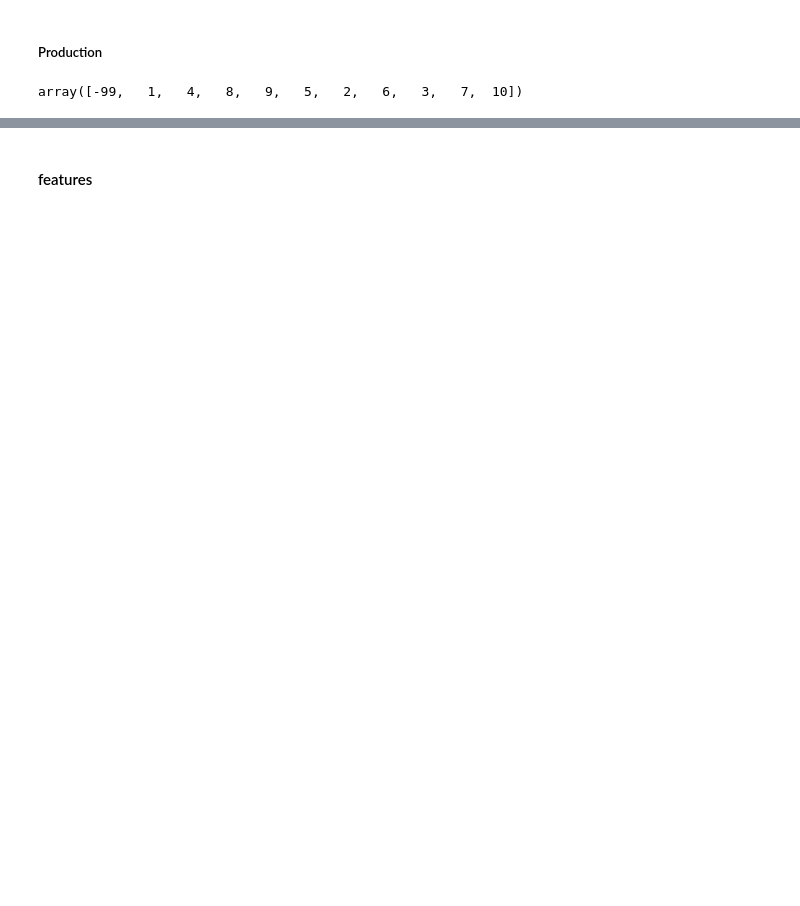
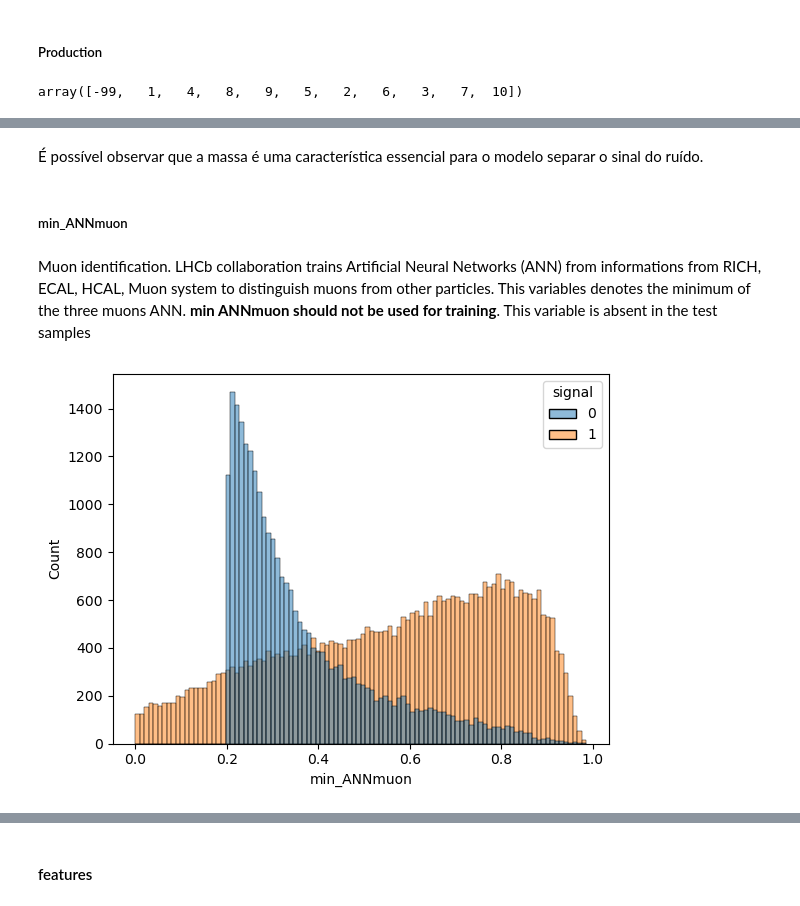
Before and after one commit to jonhbl/dl-flavours-of-physics, a Jupyter notebook: data-analysis.ipynb, the cells around one changed output, grey strips where cells are left out. Saved outputs shown, nothing was run; the diff lists cells and outputs as text; code cells hidden in the pictures; blank space fills up the shorter version.

```diff
--- a/data-analysis.ipynb
+++ b/data-analysis.ipynb
@@ -39,0 +76,11 @@ df['production'].hist(bins=100)
+# %% [markdown]
+É possível observar que a massa é uma característica essencial para o modelo separar o sinal do ruído.
+# %% [markdown]
+##### min_ANNmuon
+# %% [markdown]
+Muon identification. LHCb collaboration trains Artificial Neural Networks (ANN) from informations from RICH, ECAL, HCAL, Muon system to distinguish muons from other particles. This variables denotes the minimum of the three muons ANN. **min ANNmuon should not be used for training**. This variable is absent in the test samples
+# %%
+sns.histplot(train, x="min_ANNmuon", bins=100, hue="signal")
+plt.show()
+# %% [output]
+[figure, added]
```
Also changed, not shown: parts of 91 cells of this notebook, 3 other files.
